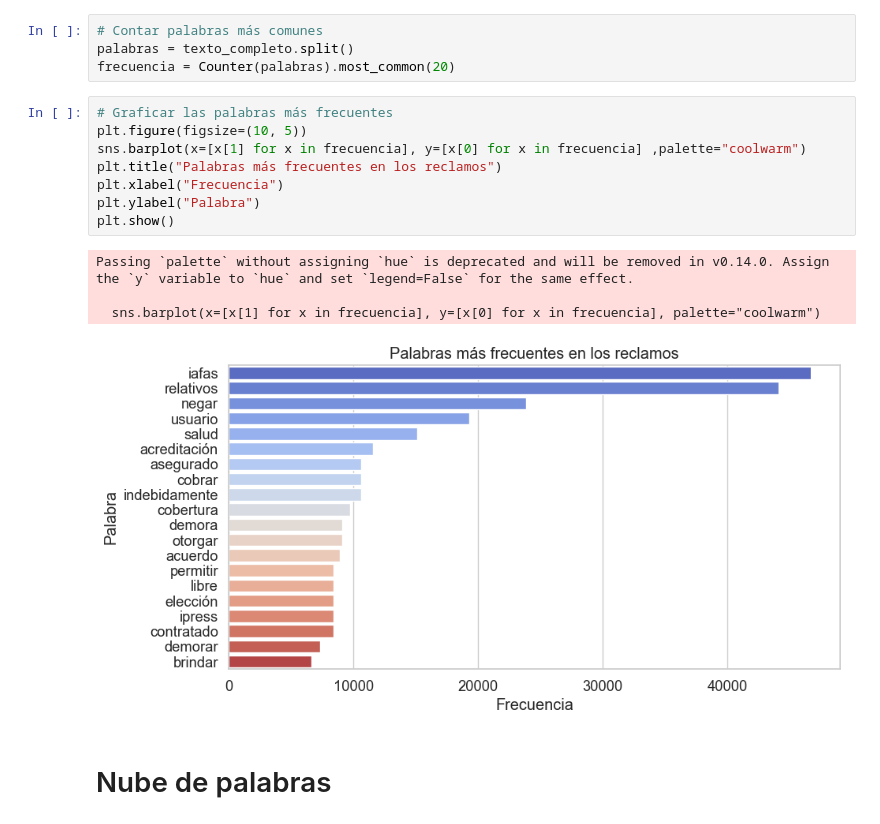
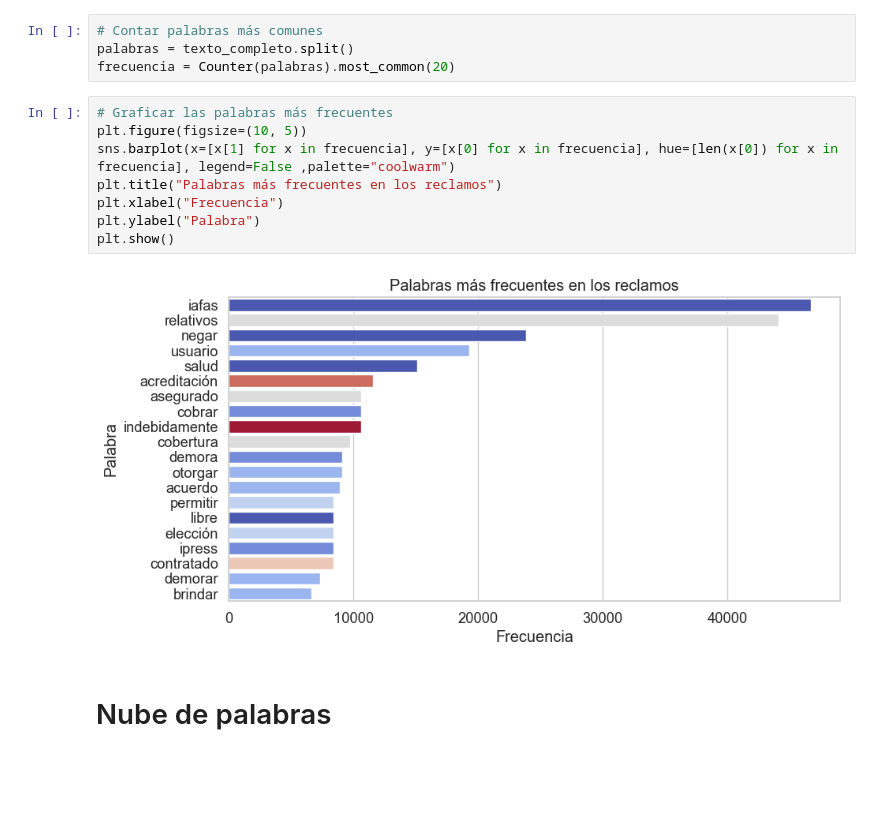
Before and after one commit to harold232/mineria-de-texto-reclamos, a Jupyter notebook: notebooks/04_mineria_texto.ipynb, the cells around one changed output. Saved outputs shown, nothing was run; the diff lists cells and outputs as text; blank space fills up the shorter version.

```diff
--- a/notebooks/04_mineria_texto.ipynb
+++ b/notebooks/04_mineria_texto.ipynb
@@ -190,16 +177,13 @@ frecuencia = Counter(palabras).most_common(20)
 # %%
 # Graficar las palabras más frecuentes
 plt.figure(figsize=(10, 5))
-sns.barplot(x=[x[1] for x in frecuencia], y=[x[0] for x in frecuencia] ,palette="coolwarm")
+sns.barplot(x=[x[1] for x in frecuencia], y=[x[0] for x in frecuencia], hue=[len(x[0]) for x in frecuencia], legend=False ,palette="coolwarm")
 plt.title("Palabras más frecuentes en los reclamos")
 plt.xlabel("Frecuencia")
 plt.ylabel("Palabra")
 plt.show()
 # %% [output]
-Passing `palette` without assigning `hue` is deprecated and will be removed in v0.14.0. Assign the `y` variable to `hue` and set `legend=False` for the same effect.
-
-  sns.barplot(x=[x[1] for x in frecuencia], y=[x[0] for x in frecuencia], palette="coolwarm")
-[figure, old version]
+[figure, new version]
 # %% [markdown]
 # Nube de palabras
 # %%
```
Also changed, not shown: parts of 20 cells of this notebook, 3 other files.
